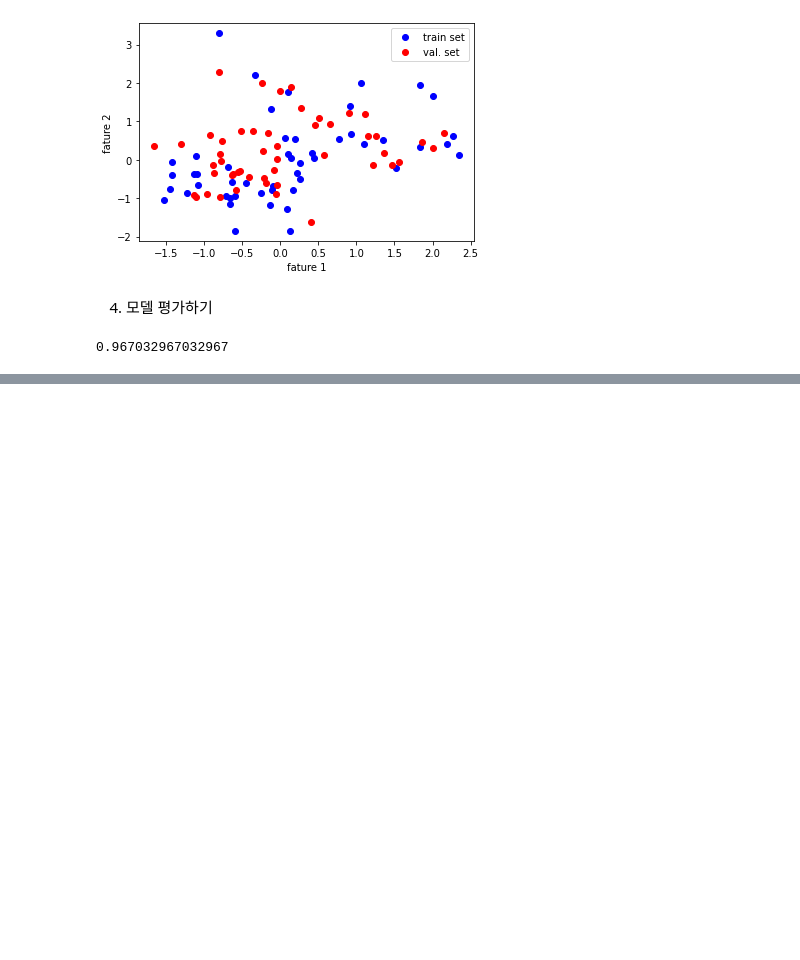
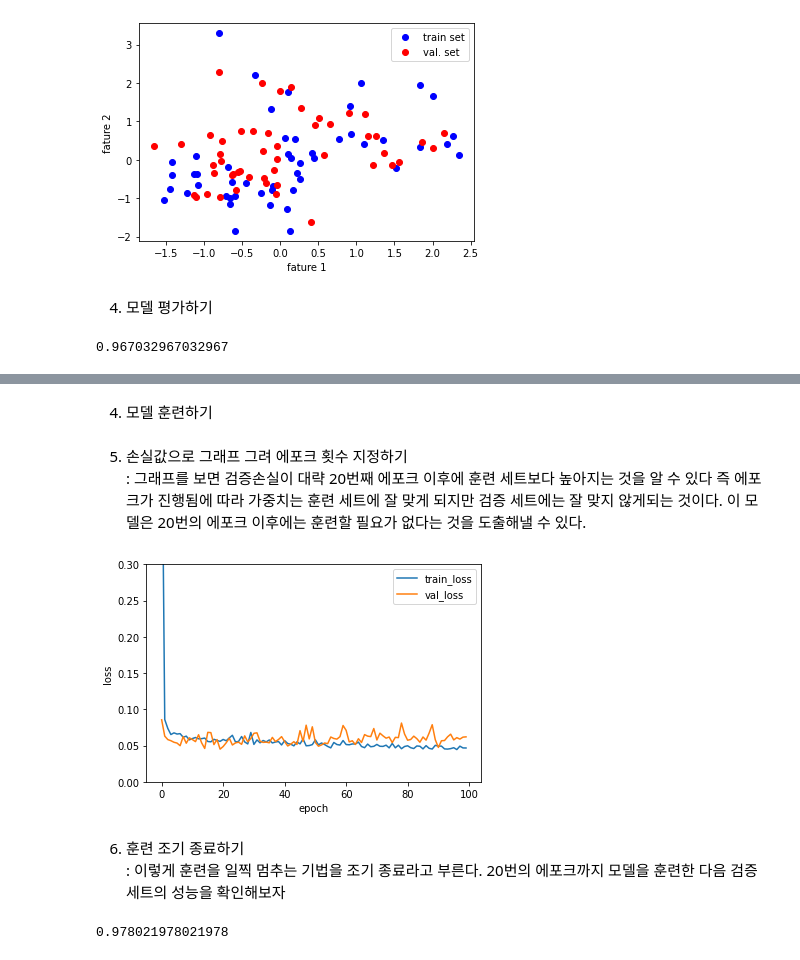
Before and after one commit to jiminAn/Do_it_DeapLearning, a Jupyter notebook: code/ch05.ipynb, the cells around one changed output, grey strips where cells are left out. Drawn from its saved outputs; the diff is of its cells as text; code cells hidden in the pictures; blank space fills up the shorter version.

```diff
--- a/code/ch05.ipynb
+++ b/code/ch05.ipynb
@@ -252,0 +325,27 @@ layer2.score(x_val_scaled, y_val)
+# %% [markdown]
+4. 모델 훈련하기
+# %%
+layer3 = SingleLayer()
+layer3.fit(x_train_scaled, y_train, x_val = x_val_scaled, y_val = y_val)
+# %% [markdown]
+5. 손실값으로 그래프 그려 에포크 횟수 지정하기
+: 그래프를 보면 검증손실이 대략 20번째 에포크 이후에 훈련 세트보다 높아지는 것을 알 수 있다 즉 에포크가 진행됨에 따라 가중치는 훈련 세트에 잘 맞게 되지만 검증 세트에는 잘 맞지 않게되는 것이다. 이 모델은 20번의 에포크 이후에는 훈련할 필요가 없다는 것을 도출해낼 수 있다.
+# %%
+plt.ylim(0,0.3)
+plt.plot(layer3.losses)
+plt.plot(layer3.val_losses)
+plt.ylabel('loss')
+plt.xlabel('epoch')
+plt.legend(['train_loss', 'val_loss'])
+plt.show()
+# %% [output]
+[figure, added]
+# %% [markdown]
+6. 훈련 조기 종료하기
+: 이렇게 훈련을 일찍 멈추는 기법을 조기 종료라고 부른다. 20번의 에포크까지 모델을 훈련한 다음 검증 세트의 성능을 확인해보자
+# %%
+layer4 = SingleLayer()
+layer4.fit(x_train_scaled, y_train, epochs = 20)
+layer4.score(x_val_scaled, y_val)
+# %% [output]
+0.978021978021978
```
Also changed, not shown: parts of 16 cells of this notebook, 1 other file.
